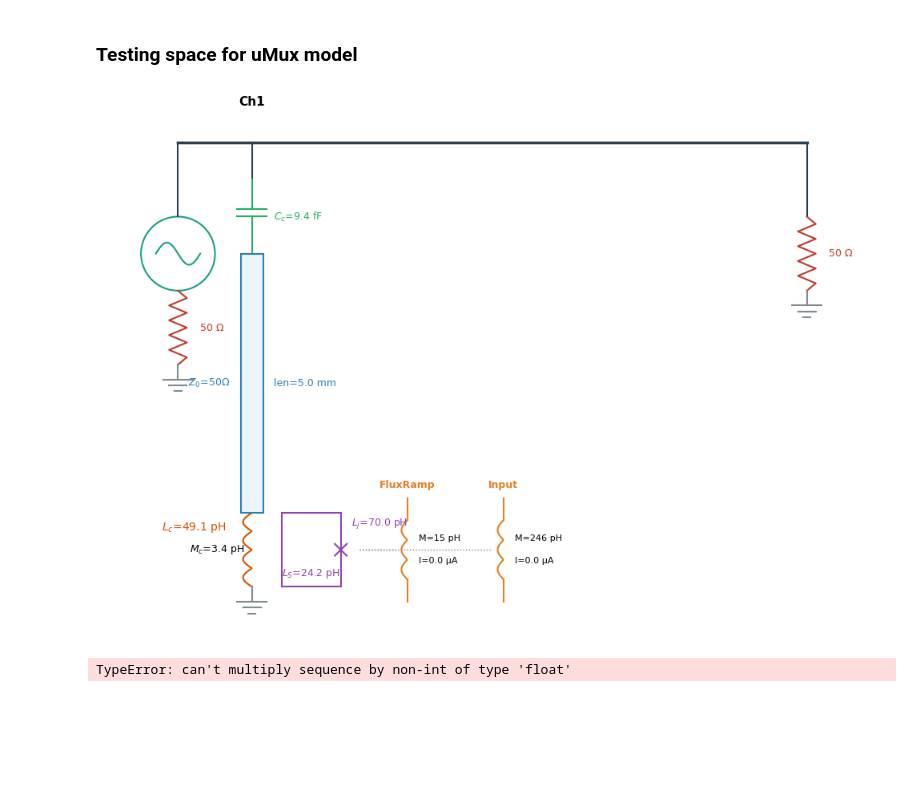
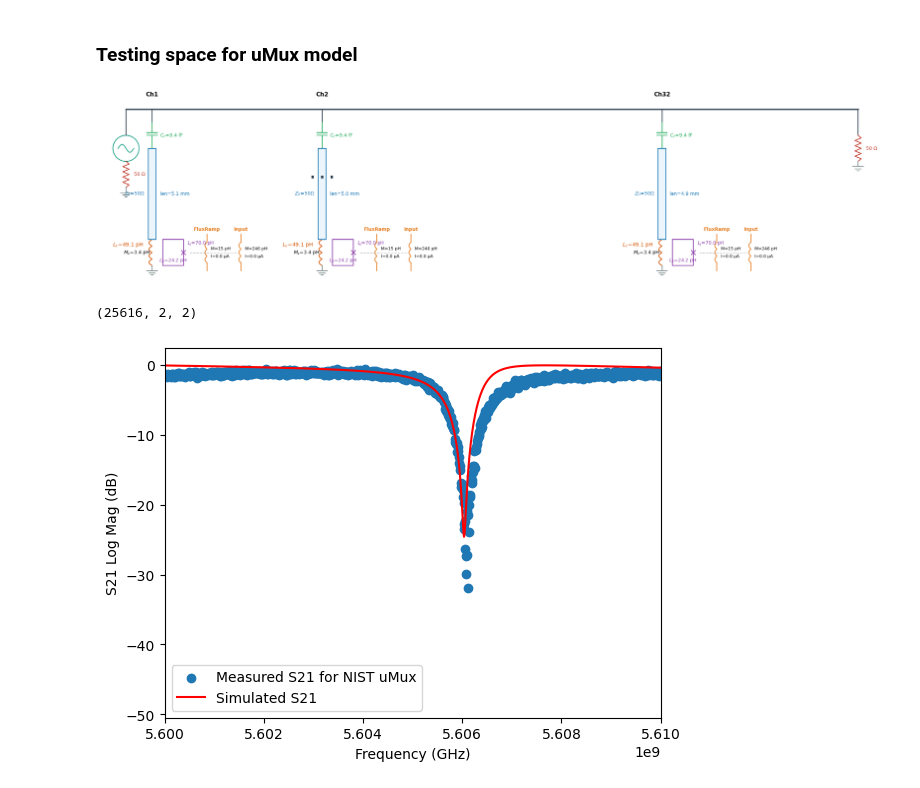
Before and after one commit to QTSF-Mines/Microwave-Multiplexing, a Jupyter notebook: uMux_modeling/model_testing.ipynb, the cells around one changed output. Cells and saved outputs as stored; diff of their text form; code cells hidden in the pictures; blank space fills up the shorter version.

```diff
--- a/uMux_modeling/model_testing.ipynb
+++ b/uMux_modeling/model_testing.ipynb
@@ -19,57 +19,47 @@ s21_logMag = s21_logMag-np.max(s21_logMag)
 # %%
 loaded_params = np.loadtxt('NIST_full_params.txt', dtype=float)
 
 VNA = VNA_Simulator(z0=50)
 Phi0 = 2.067e-15
 
 squids = []
 
 count = 1
 for params in loaded_params:
-    if((params[2] > 5.6e9)&(params[2]<5.61e9)):
-        squid_ch = SQUID(L_j=70e-12, L_s=24.2e-12, phi_ext=0)
-        squid_ch.add_flux_line("FluxRamp", 15e-12)
-        squid_ch.add_flux_line("Input", 246e-12)
-        ind_ch = Inductor(49.1e-12)
-        tuned_L_ch = ScreenedInductor(primary_inductor=ind_ch, screening_device=squid_ch, M=3.4e-12)
+    #if((params[2] > 5.6e9)&(params[2]<5.61e9)):
+    squid_ch = SQUID(L_j=70e-12, L_s=24.2e-12, phi_ext=0)
+    squid_ch.add_flux_line("FluxRamp", 15e-12)
+    squid_ch.add_flux_line("Input", 246e-12)
+    ind_ch = Inductor(49.1e-12)
+    tuned_L_ch = ScreenedInductor(primary_inductor=ind_ch, screening_device=squid_ch, M=3.4e-12)
 
-        squids.append(squid_ch)
+    squids.append(squid_ch)
 
-        length, Cc_val, Qi_val = extract_physical_params(params, tuned_L_ch, Cc_in=9.4e-15)
+    length, Cc_val, Qi_val = extract_physical_params(params, tuned_L_ch, Cc_in=9.4e-15)
 
-        cap_ch = Capacitor(C=Cc_val)
-        phys_res = Resonator(length=length, load=tuned_L_ch, v_p=1.15e8, Qi=Qi_val)
+    cap_ch = Capacitor(C=Cc_val)
+    phys_res = Resonator(length=length, load=tuned_L_ch, v_p=1.15e8, Qi=Qi_val)
 
-        channel = Channel(name=f"Ch{count}")
-        channel.add(cap_ch)
-        channel.add(phys_res)
-        VNA.add(channel, 'shunt')
+    channel = Channel(name=f"Ch{count}")
+    channel.add(cap_ch)
+    channel.add(phys_res)
+    VNA.add(channel, 'shunt')
 
-        count += 1
+    count += 1
 
-VNA.draw_schematic(use_color=True)
+VNA.draw_schematic(use_color=True, max_draw=1)
 # %% [output]
-[figure, old version]
+[figure, new version]
-# %%
-
-
-
-
-
-I_array = [0,100e-6,200e-6,300e-6]
-
-for squid in squids:
-    squid.flux_lines["FluxRamp"].I = I_array
-
-S = VNA.get_s_matrix(freqs_loaded)
-
-plt.scatter(freqs_loaded, s21_logMag, label = "Measured S21 for NIST uMux")
-for i in len(I_array):
-    plt.plot(freqs_loaded, 20*np.log10(S[i][1,0]), color = 'r', label = "Simulated S21"+str(I_array[i]))
-plt.xlabel("Frequency (GHz)")
-plt.ylabel("S21 Log Mag (dB)")
-plt.legend()
-plt.xlim([5.6e9,5.61e9])
-plt.show()
-# %% [output]
-TypeError: can't multiply sequence by non-int of type 'float'
+# %%
+S = VNA.get_s_matrix(freqs_loaded)
+
+plt.scatter(freqs_loaded, s21_logMag, label = "Measured S21 for NIST uMux")
+plt.plot(freqs_loaded, 20*np.log10(S[1,0]), color = 'r', label = "Simulated S21")
+plt.xlabel("Frequency (GHz)")
+plt.ylabel("S21 Log Mag (dB)")
+plt.legend()
+plt.xlim([5.6e9,5.61e9])
+plt.show()
+# %% [output]
+(25616, 2, 2)
+[figure, added]
```
Also changed, not shown: parts of 2 cells of this notebook, 5 other files.
